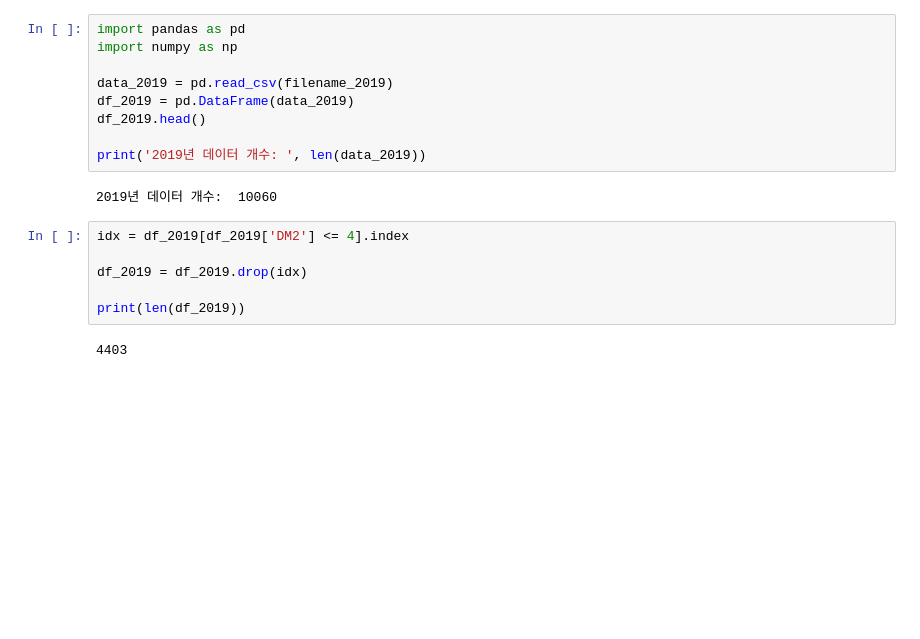
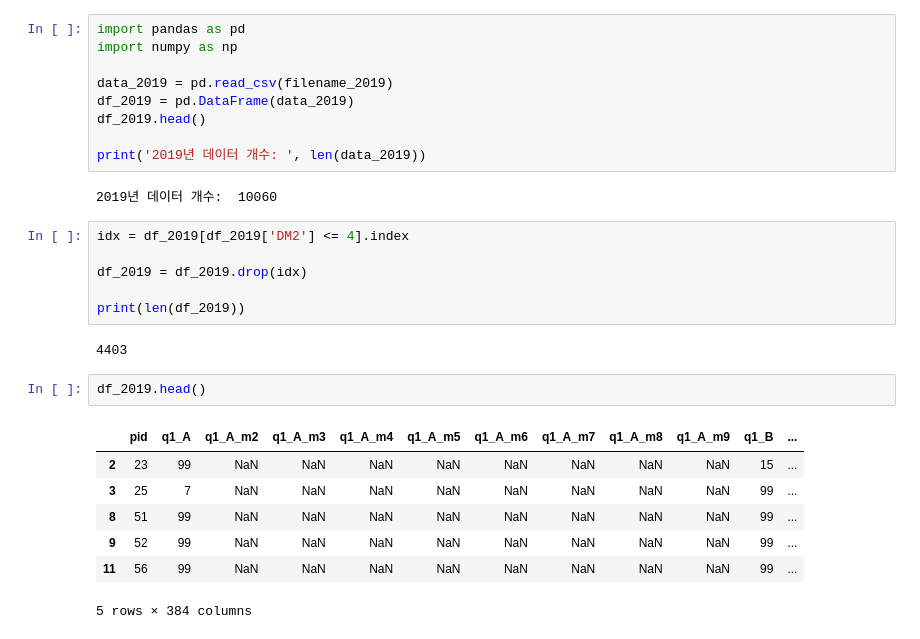
Before and after one commit to ansehoon1999/MG-DataAnaylsis, a Jupyter notebook: 세훈/DataAnalysis_7_25_1.ipynb, the cells around one changed output. Saved outputs shown, nothing was run; the diff lists cells and outputs as text; blank space fills up the shorter version.

```diff
--- a/세훈/DataAnalysis_7_25_1.ipynb
+++ b/세훈/DataAnalysis_7_25_1.ipynb
@@ -34,3 +50,13 @@ df_2019 = df_2019.drop(idx)
 print(len(df_2019))
 # %% [output]
 4403
+# %%
+df_2019.head()
+# %% [output]
+|  | pid | q1_A | q1_A_m2 | q1_A_m3 | q1_A_m4 | q1_A_m5 | q1_A_m6 | q1_A_m7 | q1_A_m8 | q1_A_m9 | q1_B | ... |
+| 2 | 23 | 99 | NaN | NaN | NaN | NaN | NaN | NaN | NaN | NaN | 15 | ... |
+| 3 | 25 | 7 | NaN | NaN | NaN | NaN | NaN | NaN | NaN | NaN | 99 | ... |
+| 8 | 51 | 99 | NaN | NaN | NaN | NaN | NaN | NaN | NaN | NaN | 99 | ... |
+| 9 | 52 | 99 | NaN | NaN | NaN | NaN | NaN | NaN | NaN | NaN | 99 | ... |
+| 11 | 56 | 99 | NaN | NaN | NaN | NaN | NaN | NaN | NaN | NaN | 99 | ... |
+5 rows × 384 columns
```
Also changed, not shown: parts of 10 cells of this notebook.
